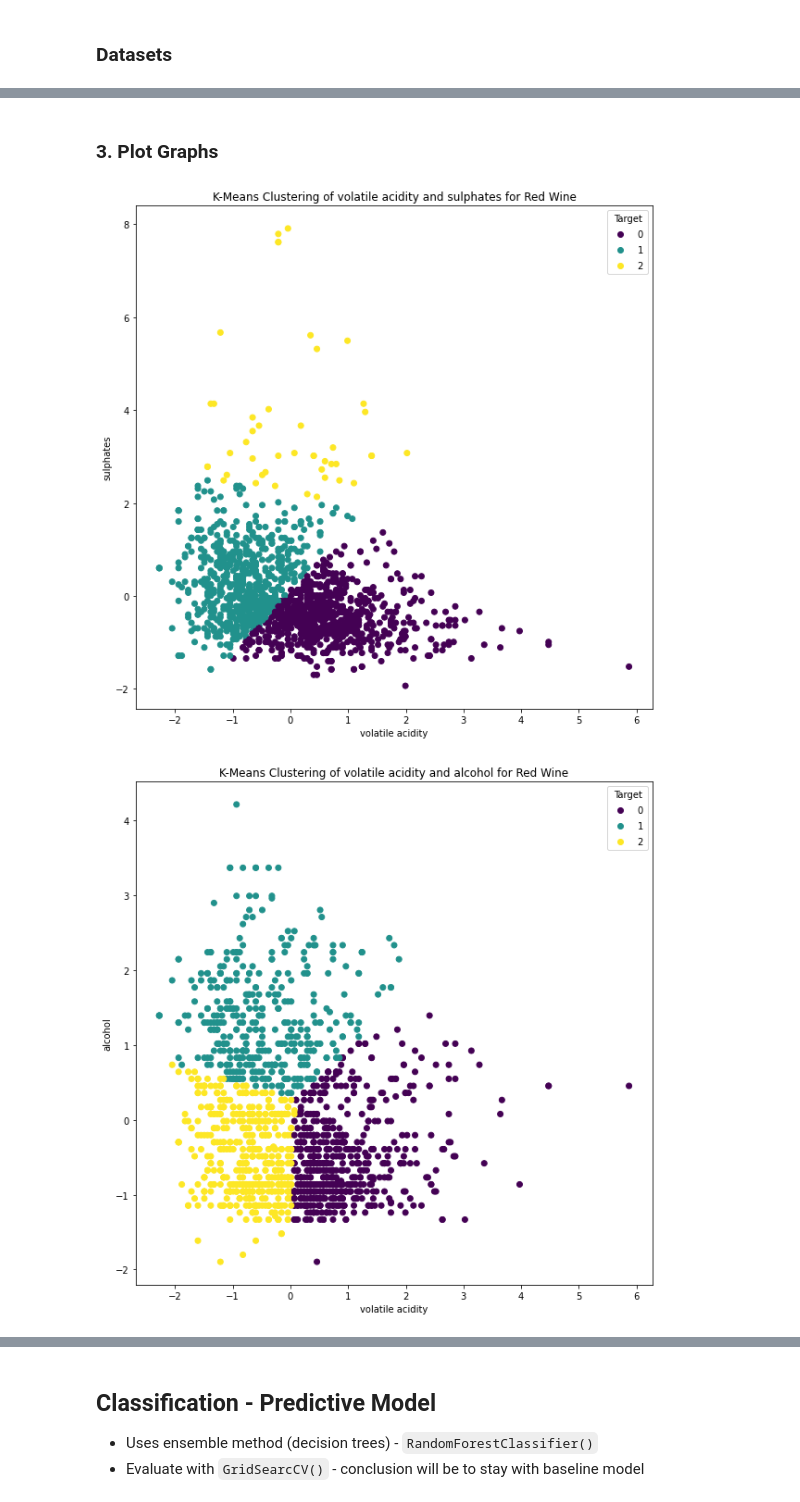
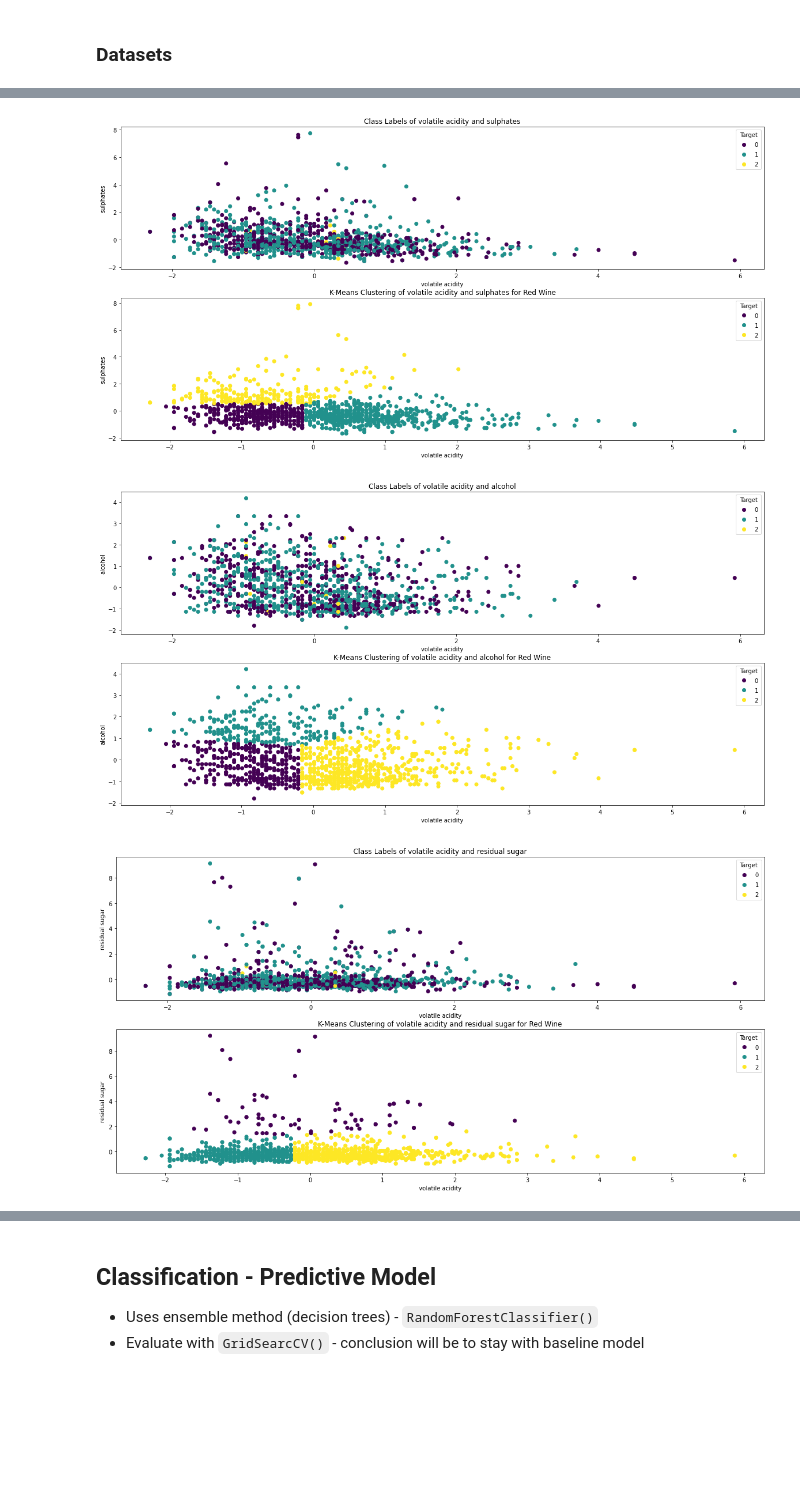
Before and after one commit to branlewalk/wgu-c964, a Jupyter notebook: wine-quality-spiralytics.ipynb, the cells around one changed output, grey strips where cells are left out. Cells and saved outputs as stored; diff of their text form; code cells hidden in the pictures; blank space fills up the shorter version.

Commit message:
added login and documentation, edited visualizations.

```diff
--- a/wine-quality-spiralytics.ipynb
+++ b/wine-quality-spiralytics.ipynb
@@ -44,12 +73,13 @@ dtype: int64
 def set_target(row):
     if row["quality"] >= 8:
         return 2
-    elif row["quality"] < 5:
+    elif row["quality"] < 6:
         return 0
-    elif row["quality"] >=5 & row["quality"] < 8:
+    elif row["quality"] >=6 & row["quality"] < 8:
         return 1
 
 
 wine_quality = wine_quality.assign(target=wine_quality.apply(set_target, axis=1))
+#wine_quality.rename(columns={'quality': 'target'}, inplace=True)
 wine_quality["target"].value_counts()
 # %% [output]
@@ -137,11 +163,16 @@ Name: target, dtype: int64
 
 # Red Wine Datasets
 red_x = red_wine.drop("target", axis=1)
-red_y = pd.DataFrame(red_wine["target"])
+red_y = red_wine["target"]
 
 
 # White Wine Datasets
 white_x = white_wine.drop("target", axis=1)
-white_y = pd.DataFrame(white_wine["target"])
-white_y.value_counts()
+white_y = white_wine["target"]
+
+# Scale X
+red_x_scaled = StandardScaler().fit_transform(red_x)
+white_x_scaled = StandardScaler().fit_transform(white_x)
+
+white_x
 # %% [output]
@@ -195,7 +404,7 @@ from sklearn.feature_selection import SelectKBest
 from sklearn.feature_selection import chi2
 
 x = white_x.iloc[:,0:11]
-y = white_y.iloc[:,-1]
+y = white_y
 from sklearn.ensemble import ExtraTreesClassifier
 model = ExtraTreesClassifier()
 model.fit(x,y)
@@ -261,15 +484,16 @@ def plot_Kmeans_vs_labled(wine, X, var1, var2):
-# %% [markdown]
-### 3. Plot Graphs
 # %%
 # Red Wine Graphs
 red_sulphates_volatile_acidity = red_x.iloc[: , [1,9]].values
 red_alcohol_volatile_acidity = red_x.iloc[: , [1,10]].values
+red_residual_sugar_volatile_acidity = red_x.iloc[: , [1,3]].values
 
-plot_Kmeans_vs_labled("Red", red_sulphates_volatile_acidity, "volatile acidity", "sulphates")
-plot_Kmeans_vs_labled("Red", red_alcohol_volatile_acidity, "volatile acidity", "alcohol")
+rsva_score = plot_Kmeans_vs_labled("Red", red_sulphates_volatile_acidity, "volatile acidity", "sulphates")
+rava_score = plot_Kmeans_vs_labled("Red", red_alcohol_volatile_acidity, "volatile acidity", "alcohol")
+rrsva_score = plot_Kmeans_vs_labled("Red", red_residual_sugar_volatile_acidity, "volatile acidity", "residual sugar")
 # %% [output]
-[figure, old version]
+[figure, new version]
-[figure, old version]
+[figure, new version]
+[figure, added]
 # %%
 # White Wine Graphs
 white_alcohol_free_sulfur_dioxide = white_x.iloc[: , [5,10]].values
```
Also changed, not shown: parts of 46 cells of this notebook, 19 other files.
